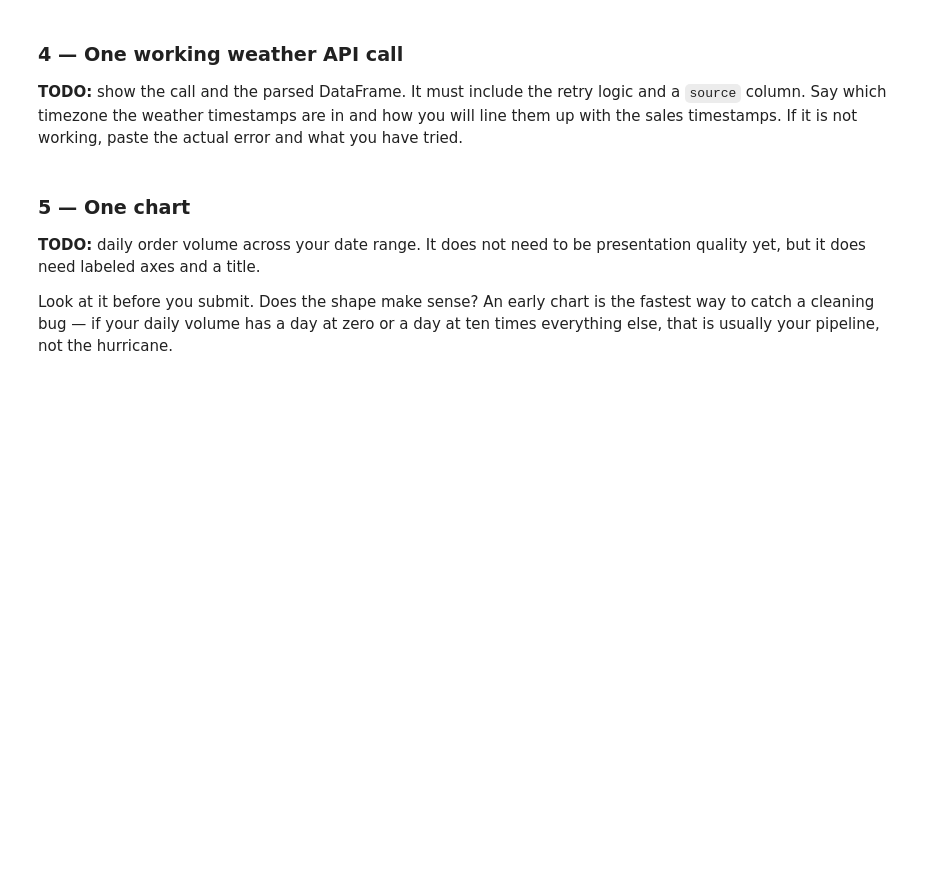
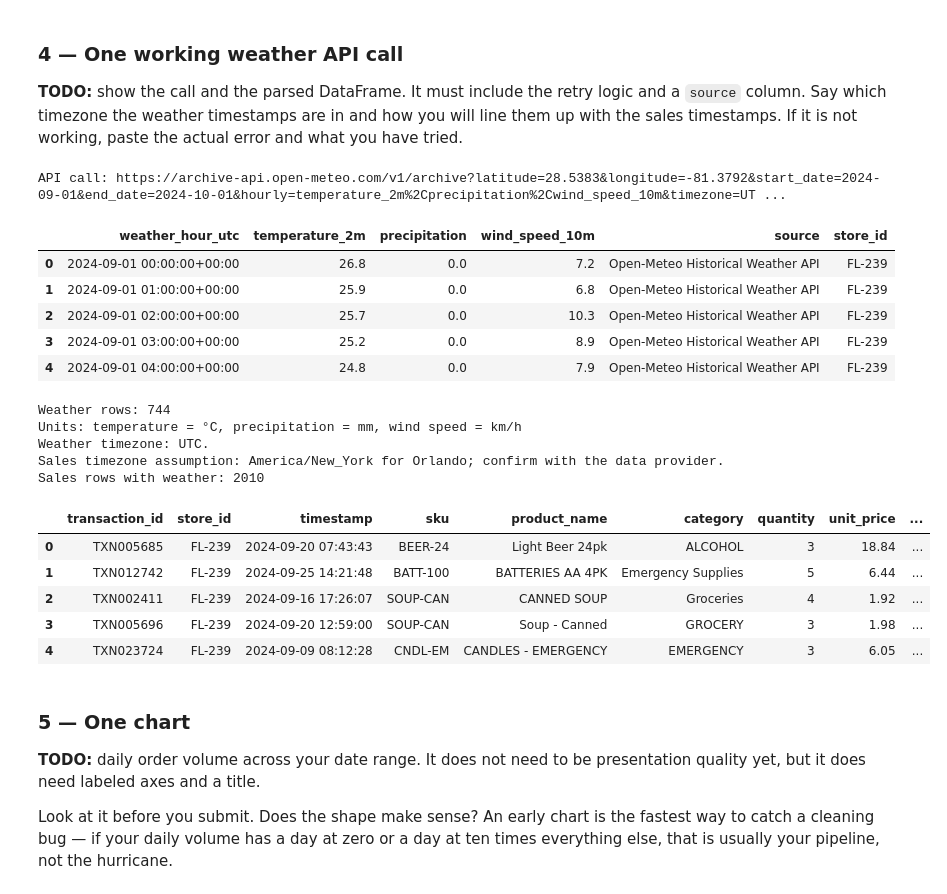
Before and after one commit to nishithy13/DS2002-Midterm, a Jupyter notebook: 06-midterm-walmart/2026-10-23 — Midterm Checkpoint — Lab.ipynb, the cells around one changed output. Saved outputs shown, nothing was run; the diff lists cells and outputs as text; code cells hidden in the pictures; blank space fills up the shorter version.

Commit message:
Fixed Errors from my commit on behalf of Sid's drafted work

```diff
--- a/06-midterm-walmart/2026-10-23 — Midterm Checkpoint — Lab.ipynb
+++ b/06-midterm-walmart/2026-10-23 — Midterm Checkpoint — Lab.ipynb
@@ -116,14 +122,23 @@ b1a1c05 Update CHARTER.md with Nishith Yalamanchi and revised Q1/Q2 owners
 Print the row count before and after. We want to see how many rows your decisions removed.
 # %%
 # TODO
+import os
 import pandas as pd
+
+def data_path(filename):
+    for folder in ("data", "../data", "06-midterm-walmart/data", "DS2002-Midterm/data", "DS2002-Midterm/06-midterm-walmart/data", "."):
+        path = os.path.join(folder, filename)
+        if os.path.exists(path):
+            return path
+    return os.path.join("data", filename)
 
 def drop_duplicates(df):
     return df.drop_duplicates()
 
 def drop_negative_quantity(df):
     # Team decision: negatives look like returns, not sales. Blank quantities are kept.
-    return df.loc[~(df["quantity"] < 0)]
+    qty = pd.to_numeric(df["quantity"], errors="coerce")
+    return df.loc[~(qty < 0)]
 
 def clean_unit_price(df):
     df = df.copy()
@@ -156,7 +171,7 @@ def clean_data(raw):
         df = step(df)
     return df
 
-original_df = pd.read_csv("walmart_transactions.csv")
+original_df = pd.read_csv(data_path("walmart_transactions.csv"))
 clean_df = clean_data(original_df)
 print("Rows before cleaning:", len(original_df))
 print("Rows after cleaning:", len(clean_df))
@@ -232,7 +249,7 @@ def clean_with_log(raw):
 
     return df, pd.DataFrame(log)
 
-original_df = pd.read_csv("walmart_transactions.csv")
+original_df = pd.read_csv(data_path("walmart_transactions.csv"))
 clean_df, decision_log = clean_with_log(original_df)
 
 display(decision_log)
@@ -249,7 +280,7 @@ print("Team disagreements: not yet documented; confirm with teammates.")
 You do not need this finished — you need it started and defensible.
 # %%
 # TODO
-catalog = pd.read_csv("product_catalog.csv")
+catalog = pd.read_csv(data_path("product_catalog.csv"))
 catalog["sku"] = catalog["sku"].astype("string").str.strip().str.upper()
 
 pop_tarts_skus = [
@@ -361,7 +403,7 @@ def get_weather(latitude, longitude, start_date, end_date):
                 raise
             time.sleep(2 ** attempt)
 
-stores = pd.read_csv("store_locations.csv")
+stores = pd.read_csv(data_path("store_locations.csv"))
 stores["store_id"] = stores["store_id"].str.strip().str.upper()
 orlando = stores.loc[stores["store_id"] == "FL-239"].iloc[0]
 
@@ -374,33 +416,52 @@ weather_df = get_weather(
 weather_df["store_id"] = "FL-239"
 
 display(weather_df.head())
 print("Weather rows:", len(weather_df))
 print("Units: temperature = °C, precipitation = mm, wind speed = km/h")
 
 # Assumption: Orlando sales timestamps represent local store time.
 # Localize them first, then convert to UTC for the hourly join.
 orlando_sales = clean_df.loc[clean_df["store_id"] == "FL-239"].copy()
 orlando_sales["weather_hour_utc"] = (
     orlando_sales["timestamp"]
     .dt.tz_localize("America/New_York")
     .dt.tz_convert("UTC")
     .dt.floor("h")
 )
 
 sales_weather = orlando_sales.merge(
     weather_df,
     on=["store_id", "weather_hour_utc"],
     how="left",
     validate="many_to_one"
 )
 
 print("Weather timezone: UTC.")
 print(
     "Sales timezone assumption: America/New_York for Orlando; "
     "confirm with the data provider."
 )
 print("Sales rows with weather:", sales_weather["source"].notna().sum())
 display(sales_weather.head())
+# %% [output]
+API call: https://archive-api.open-meteo.com/v1/archive?latitude=28.5383&longitude=-81.3792&start_date=2024-09-01&end_date=2024-10-01&hourly=temperature_2m%2Cprecipitation%2Cwind_speed_10m&timezone=UT ...
+|  | weather_hour_utc | temperature_2m | precipitation | wind_speed_10m | source | store_id |
+| 0 | 2024-09-01 00:00:00+00:00 | 26.8 | 0.0 | 7.2 | Open-Meteo Historical Weather API | FL-239 |
+| 1 | 2024-09-01 01:00:00+00:00 | 25.9 | 0.0 | 6.8 | Open-Meteo Historical Weather API | FL-239 |
+| 2 | 2024-09-01 02:00:00+00:00 | 25.7 | 0.0 | 10.3 | Open-Meteo Historical Weather API | FL-239 |
+| 3 | 2024-09-01 03:00:00+00:00 | 25.2 | 0.0 | 8.9 | Open-Meteo Historical Weather API | FL-239 |
+| 4 | 2024-09-01 04:00:00+00:00 | 24.8 | 0.0 | 7.9 | Open-Meteo Historical Weather API | FL-239 |
+Weather rows: 744
+Units: temperature = °C, precipitation = mm, wind speed = km/h
+Weather timezone: UTC.
+Sales timezone assumption: America/New_York for Orlando; confirm with the data provider.
+Sales rows with weather: 2010
+|  | transaction_id | store_id | timestamp | sku | product_name | category | quantity | unit_price | ... |
+| 0 | TXN005685 | FL-239 | 2024-09-20 07:43:43 | BEER-24 | Light Beer 24pk | ALCOHOL | 3 | 18.84 | ... |
+| 1 | TXN012742 | FL-239 | 2024-09-25 14:21:48 | BATT-100 | BATTERIES AA 4PK | Emergency Supplies | 5 | 6.44 | ... |
+| 2 | TXN002411 | FL-239 | 2024-09-16 17:26:07 | SOUP-CAN | CANNED SOUP | Groceries | 4 | 1.92 | ... |
+| 3 | TXN005696 | FL-239 | 2024-09-20 12:59:00 | SOUP-CAN | Soup - Canned | GROCERY | 3 | 1.98 | ... |
+| 4 | TXN023724 | FL-239 | 2024-09-09 08:12:28 | CNDL-EM | CANDLES - EMERGENCY | EMERGENCY | 3 | 6.05 | ... |
 # %% [markdown]
 ### 5 — One chart
 
```
Also changed, not shown: parts of 10 cells of this notebook.
